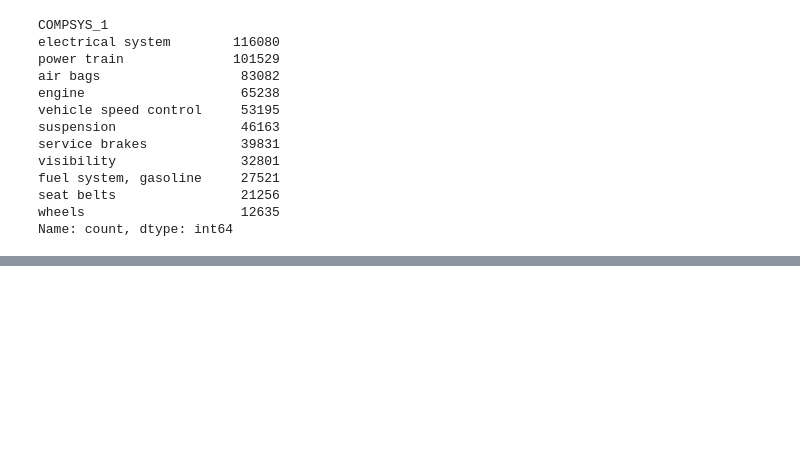
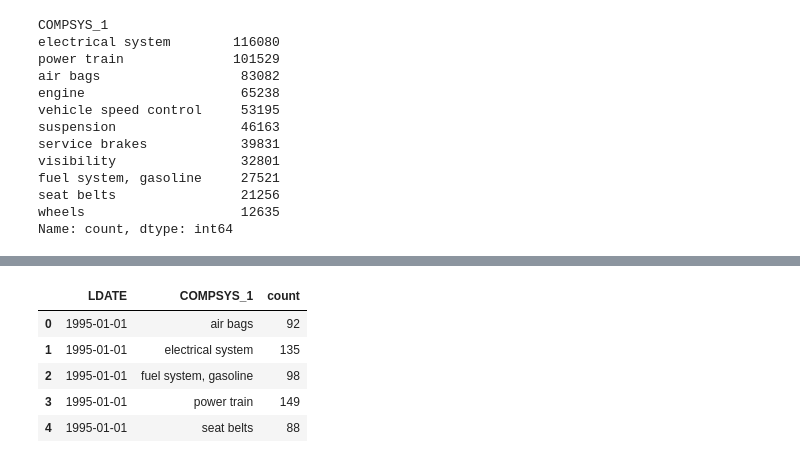
Before and after one commit to prithvidasgupta/si671, a Jupyter notebook: pm_parts_nb.ipynb, the cells around one changed output, grey strips where cells are left out. Saved outputs shown, nothing was run; the diff lists cells and outputs as text; code cells hidden in the pictures; blank space fills up the shorter version.

```diff
--- a/pm_parts_nb.ipynb
+++ b/pm_parts_nb.ipynb
@@ -687,0 +756,9 @@ cmpl_compsys.to_csv("./output/cmpl_select_compsys_summary.csv")
+# %%
+monthly_counts.head()
+# %% [output]
+|  | LDATE | COMPSYS_1 | count |
+| 0 | 1995-01-01 | air bags | 92 |
+| 1 | 1995-01-01 | electrical system | 135 |
+| 2 | 1995-01-01 | fuel system, gasoline | 98 |
+| 3 | 1995-01-01 | power train | 149 |
+| 4 | 1995-01-01 | seat belts | 88 |
```
Also changed, not shown: parts of 18 cells of this notebook.
